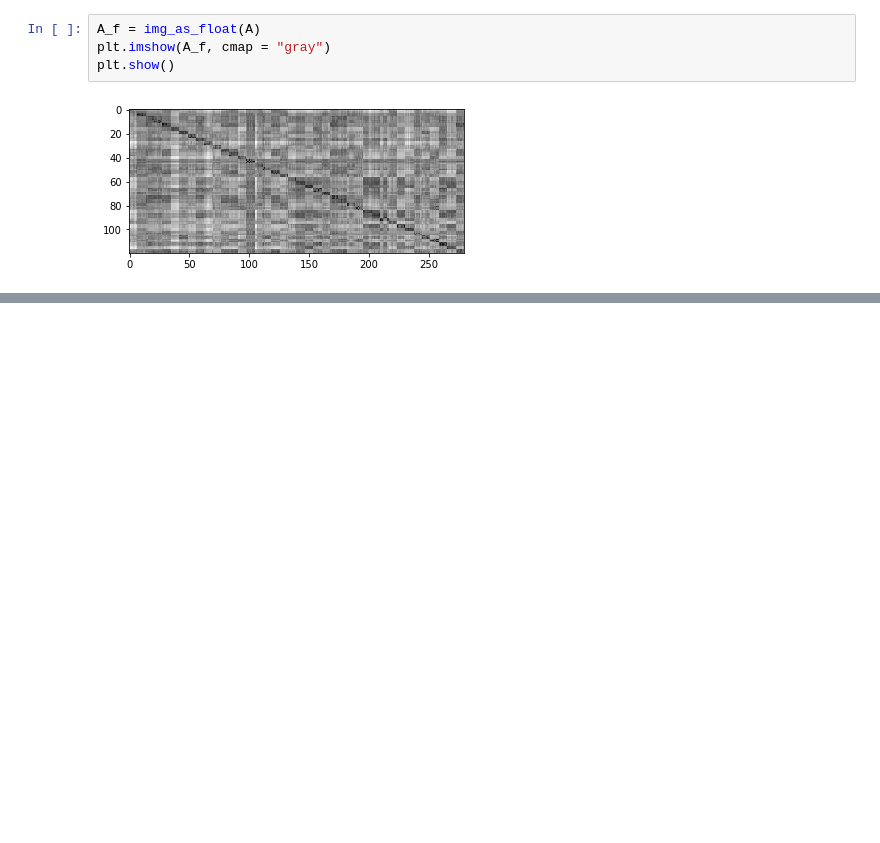
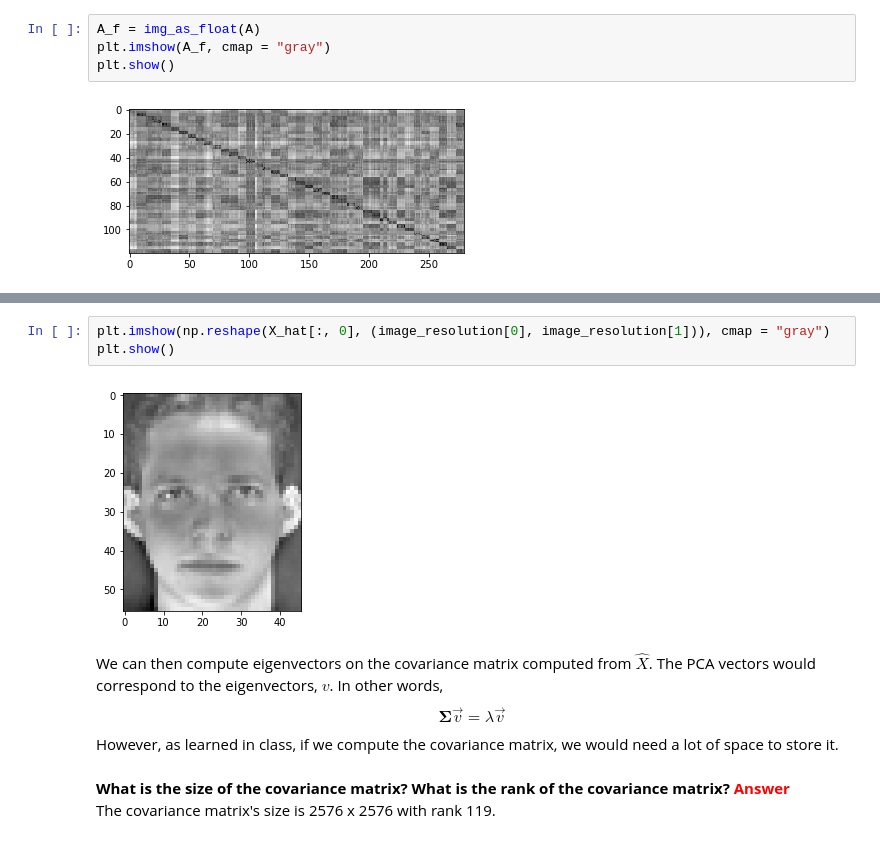
Before and after one commit to pirsquareff/fisherface, a Jupyter notebook: notebook/Face Verification.ipynb, the cells around one changed output, grey strips where cells are left out. Cells and saved outputs as stored; diff of their text form; blank space fills up the shorter version.

```diff
--- a/notebook/Face Verification.ipynb
+++ b/notebook/Face Verification.ipynb
@@ -171,0 +330,13 @@ plt.show()
+# %%
+plt.imshow(np.reshape(X_hat[:, 0], (image_resolution[0], image_resolution[1])), cmap = "gray")
+plt.show()
+# %% [output]
+[figure, added]
+# %% [markdown]
+We can then compute eigenvectors on the covariance matrix computed from $\hat{X}$. The PCA vectors would correspond to the eigenvectors, $v$. In other words,
+$$\mathbf{Σ}\vec{v} = \lambda\vec{v}$$
+However, as learned in class, if we compute the covariance matrix, we would need a lot of space to store it.
+# %% [markdown]
+**What is the size of the covariance matrix? What is the rank of the covariance matrix?**
+<font color=red>**Answer**</font><br>
+The covariance matrix's size is 2576 x 2576 with rank 119.
```
Also changed, not shown: parts of 42 cells of this notebook, 2 other files.
